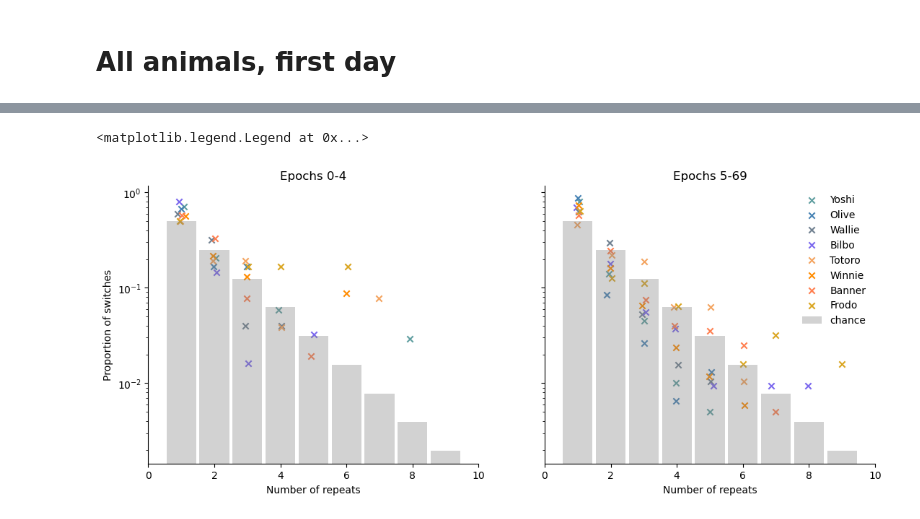
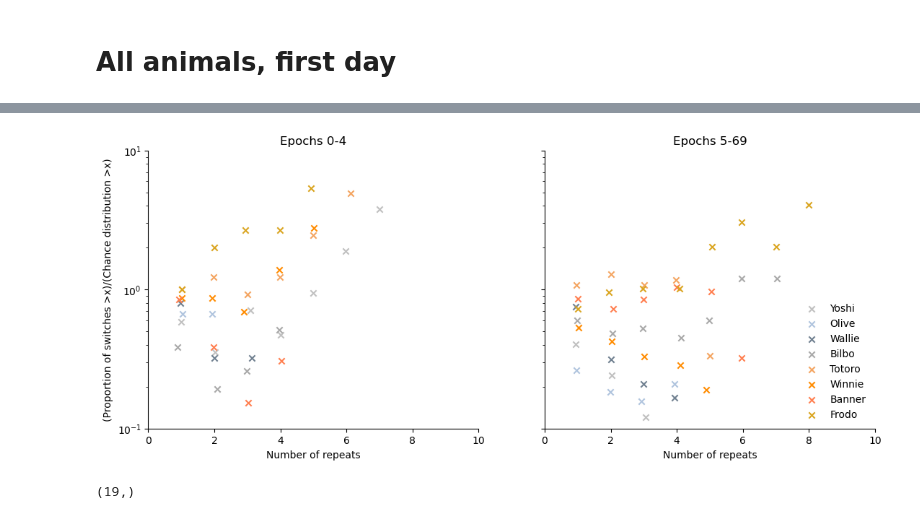
Before and after one commit to LorenFrankLab/ms_stim_analysis, a Jupyter notebook: Behavior/outbound_error_repeats.ipynb, the cells around one changed output, grey strips where cells are left out. Saved outputs shown, nothing was run; the diff lists cells and outputs as text; code cells hidden in the pictures.

Commit message:
update behavior analyses notebooks

```diff
--- a/Behavior/outbound_error_repeats.ipynb
+++ b/Behavior/outbound_error_repeats.ipynb
@@ -37,6 +37,17 @@ def get_repeat_counts(nwb_file_name,epochs):
         repeat_count.extend(np.diff(switch_outbound_count))
     return repeat_count
 
+def get_trial_counts(nwb_file_name,epochs):
+    trial_count = 0
+    for epoch in epochs:
+        key = {"nwb_file_name":nwb_file_name,"epoch":epoch}
+        if not AlternationTaskPerformance() & key:
+            continue
+        visits = (AlternationTaskPerformance() & key).fetch1('current_wells')
+        outbound_ind = np.where(visits[:-1] == 'center_well')[0]+1
+        trial_count += len(outbound_ind)
+    return trial_count
+
 # def get_repeat_counts(nwb_file_name,epochs):
 #     repeat_count = []
 #     for epoch in epochs:
@@ -163,3 +411,6 @@ Text(0, 0.5, 'Proportion of switches')
+# %%
+plt.rcParams['svg.fonttype'] = 'none'
+fig.savefig('./Plots/fens_2024/behavior_survival_curve_pooled_bootstrap.svg',format='svg')
 # %%
 nwb_file_names_map = {
     "Yoshi": [
@@ -180,6 +431,10 @@ nwb_file_names_map = {
 
 fig, ax_list = plt.subplots(ncols=2, figsize=(13, 5), sharey=True)
 split = 5
+x_chance = np.arange(1, 20)
+survival_chance = 0.5 ** (x_chance)
+survival_chance = 1-np.cumsum(survival_chance)
+
 for i, (epochs, ax) in enumerate(
     zip([np.arange(0, split), np.arange(split, 70)], ax_list)
 ):
@@ -189,43 +444,61 @@ for i, (epochs, ax) in enumerate(
         repeat_count = []
         total_epoch_count = 0
         for nwb_file_name in nwb_file_names_map[animal]:
             # for nwb_file_name in [nwb_file_names_map[animal][0]]:
             day_epochs = np.max(
                 (AlternationTaskPerformance & {"nwb_file_name": nwb_file_name}).fetch(
                     "epoch"
                 )
             )
             sample_epochs = epochs - total_epoch_count
             sample_epochs = sample_epochs[sample_epochs >= 0]
             repeat_count.extend(get_repeat_counts(nwb_file_name, epochs))
             total_epoch_count += day_epochs
 
         survival = abundance_hist(repeat_count)
+        survival = 1-np.cumsum(survival)
+        survival = survival /survival_chance
+        survival[survival==0] = np.nan
         ax.scatter(
             np.arange(1, 1 + survival.size) + np.random.normal(0, 0.05, survival.size),
             survival,
             label=animal,
             marker="x",
             color=color,
         )
+        # ax.plot(
+        #     np.arange(1, 1 + survival.size) + np.random.normal(0, 0.05, survival.size),
+        #     survival,
+        #     label=animal,
+        #     # marker="x",
+        #     color=color,
+        # )
 
-    x_chance = np.arange(1, 10)
-    survival_chance = 0.5 ** (x_chance)  # * x_chance
-    ax.bar(
-        x_chance,
-        survival_chance,
-        alpha=0.35,
-        facecolor="grey",
-        width=0.9,
-        label="chance",
-    )
+
+     # * x_chance
+    # ax.bar(
+    #     x_chance,
+    #     survival_chance,
+    #     alpha=0.35,
+    #     facecolor="grey",
+    #     width=0.9,
+    #     label="chance",
+    # )
     ax.set_xlim(0, 10)
     ax.set_yscale("log")
     ax.set_xlabel("Number of repeats")
     ax.spines[["top", "right"]].set_visible(False)
     ax.set_title(f"Epochs {epochs[0]}-{epochs[-1]}")
-ax_list[0].set_ylabel("Proportion of switches")
+
+ax_list[0].set_ylim(.1,10)
+ax_list[0].set_ylabel("(Proportion of switches >x)/(Chance distribution >x)")
 ax_list[1].legend(frameon=False)
+plt.rcParams['svg.fonttype'] = 'none'
+# plt.savefig('./Plots/fens_2024/behavior_repeats.svg',format='svg')
 # %% [output]
-<matplotlib.legend.Legend at 0x...>
-[figure, old version]
+[figure, new version]
+# %%
+survival_chance.shape
+survival.shape
+# %% [output]
+(19,)
```
Also changed, not shown: parts of 4 cells of this notebook, 1 other file.
